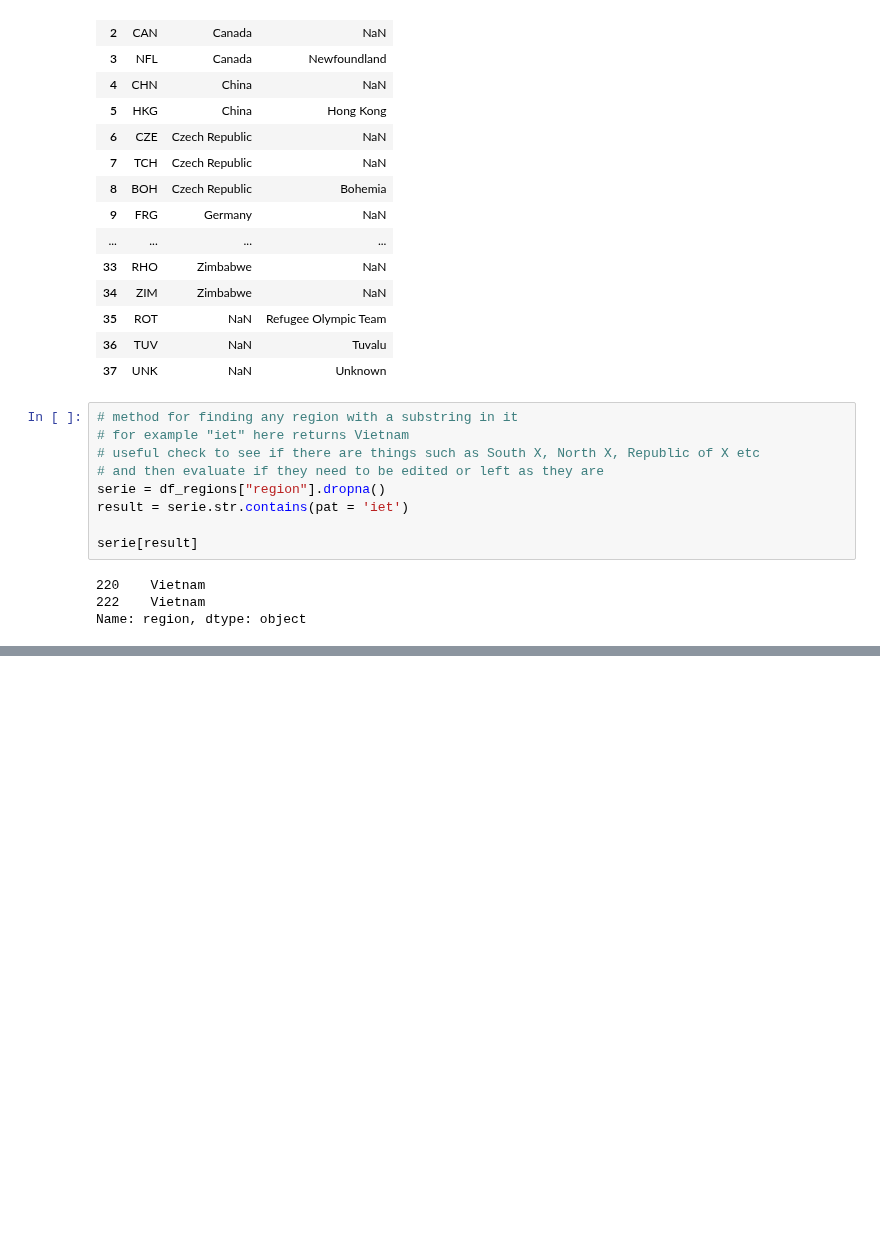
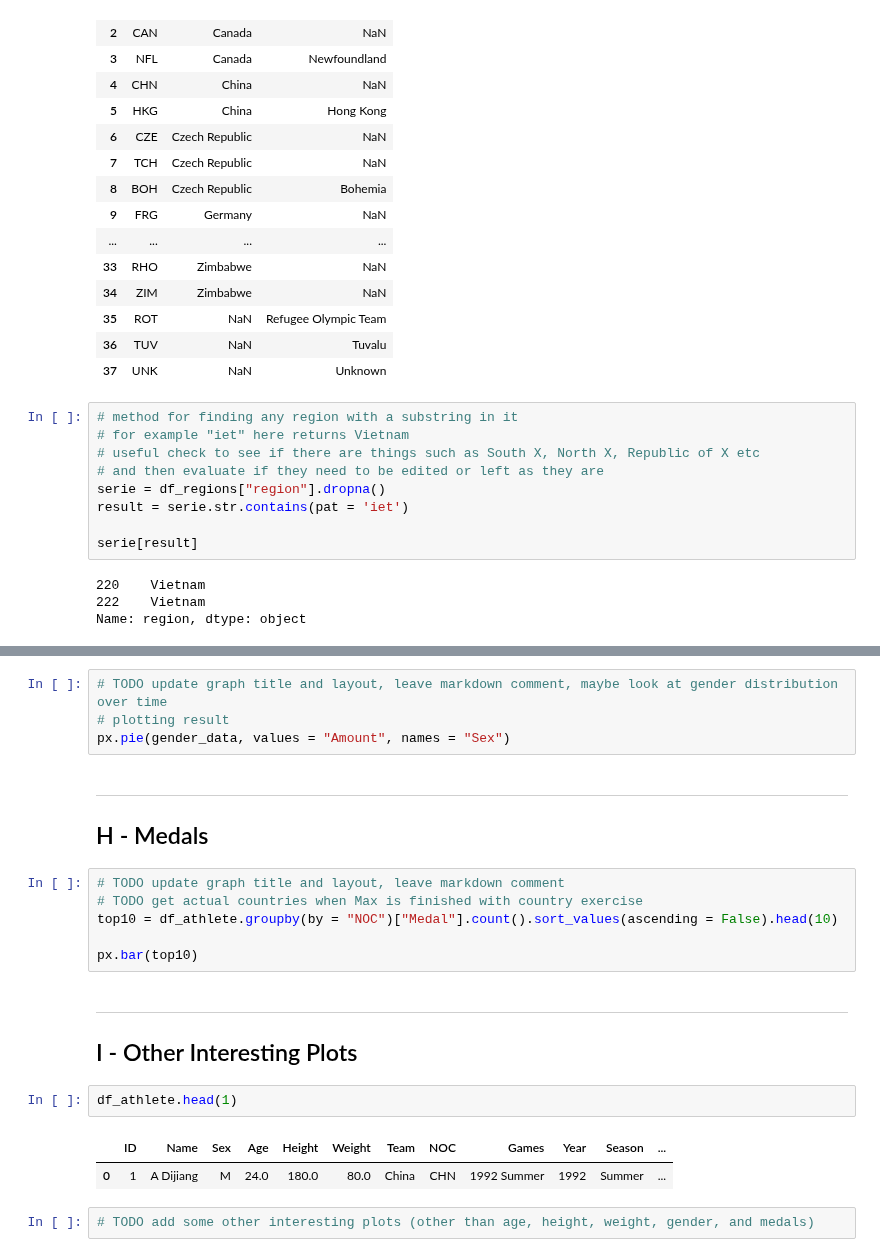
Before and after one commit to Andreas-Svensson/Databehandling-Project, a Jupyter notebook: E0_exploration.ipynb, the cells around one changed output, grey strips where cells are left out. Drawn from its saved outputs; the diff is of its cells as text; blank space fills up the shorter version.

```diff
--- a/E0_exploration.ipynb
+++ b/E0_exploration.ipynb
@@ -1018,0 +1131,23 @@ Name: region, dtype: object
+# %%
+# TODO update graph title and layout, leave markdown comment, maybe look at gender distribution over time
+# plotting result
+px.pie(gender_data, values = "Amount", names = "Sex")
+# %% [markdown]
+---
+## H - Medals
+# %%
+# TODO update graph title and layout, leave markdown comment
+# TODO get actual countries when Max is finished with country exercise
+top10 = df_athlete.groupby(by = "NOC")["Medal"].count().sort_values(ascending = False).head(10)
+
+px.bar(top10)
+# %% [markdown]
+---
+## I - Other Interesting Plots
+# %%
+df_athlete.head(1)
+# %% [output]
+|  | ID | Name | Sex | Age | Height | Weight | Team | NOC | Games | Year | Season | ... |
+| 0 | 1 | A Dijiang | M | 24.0 | 180.0 | 80.0 | China | CHN | 1992 Summer | 1992 | Summer | ... |
+# %%
+# TODO add some other interesting plots (other than age, height, weight, gender, and medals)
```
Also changed, not shown: parts of 28 cells of this notebook.
